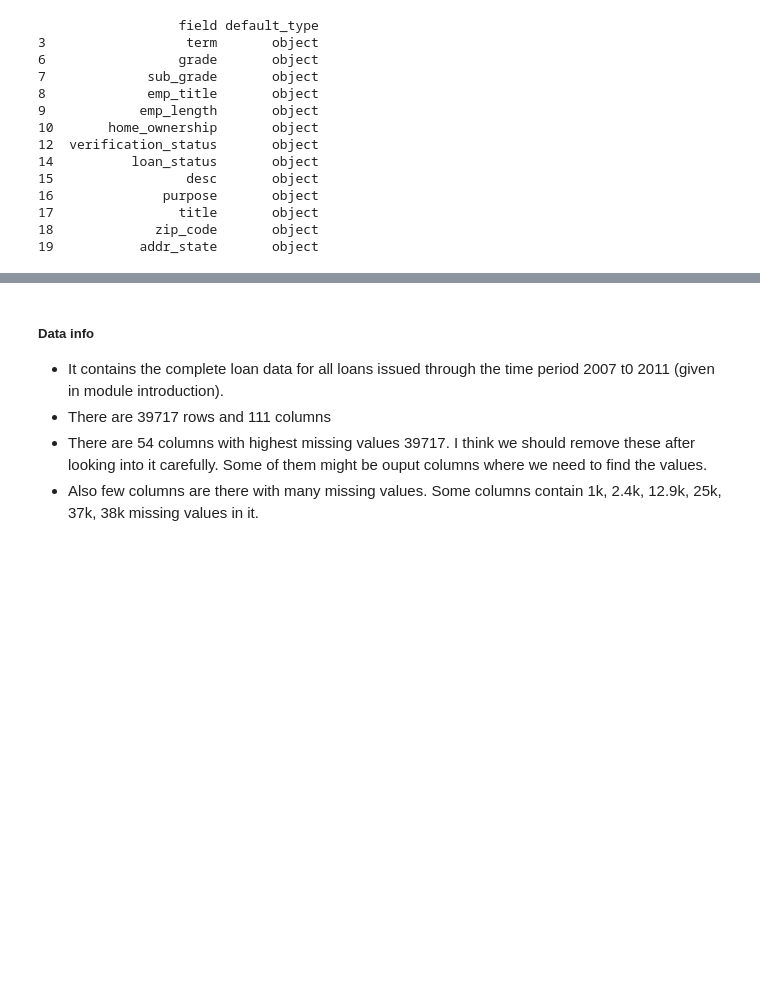
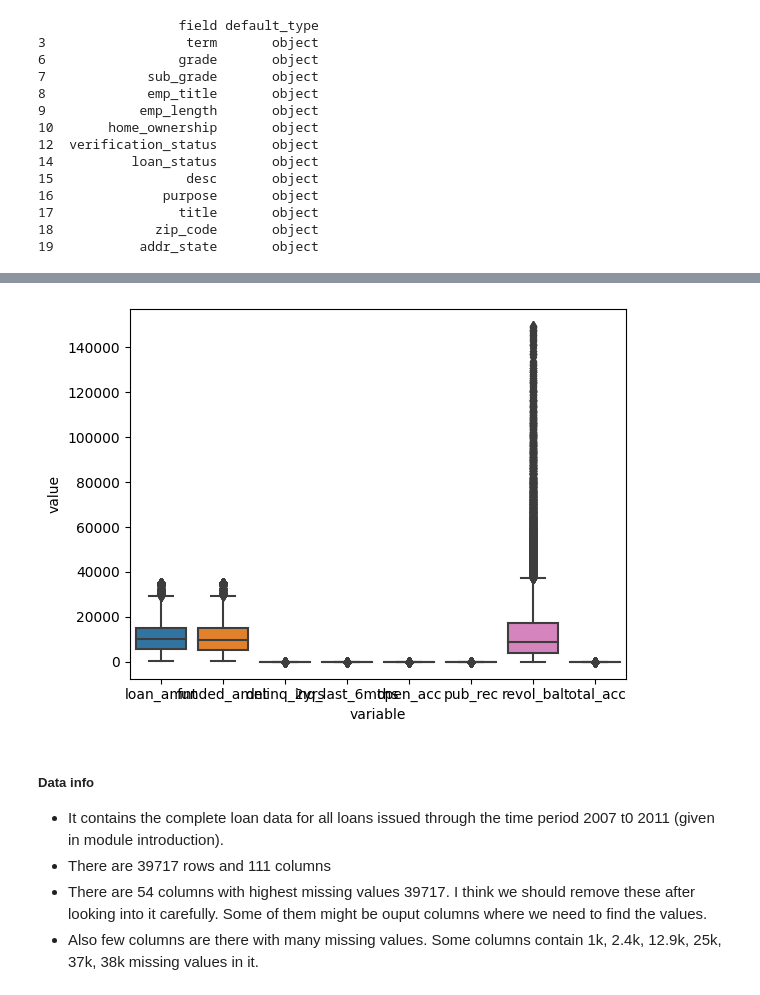
Before and after one commit to irish-luong/LandingClubCaseStudy, a Jupyter notebook: lending_club_case_study.ipynb, the cells around one changed output, grey strips where cells are left out. Saved outputs shown, nothing was run; the diff lists cells and outputs as text; code cells hidden in the pictures; blank space fills up the shorter version.

```diff
--- a/lending_club_case_study.ipynb
+++ b/lending_club_case_study.ipynb
@@ -718,3 +723,26 @@ dtype: int64
+# %%
+quantitative_columns = load_type_df(df, 'int64')
+quantitative_columns
+
+# for column in :
+#     print(colored(column, 'blue'))
+#     print(df[column].value_counts())
+#     try:
+#         plt.boxplot(df[column])
+#         plt.show()
+#         print(df[column].describe())
+
+#     except:
+#         print(colored(f'Error for {column}', 'red'))
+#     print("_" * 50)
+
+sns.boxplot(x="variable", y="value", data=pd.melt(df[quantitative_columns['field'].to_list()]))
+
+plt.show()
+
+# pd.melt(df[quantitative_columns['field'].to_list()])
+# %% [output]
+[figure, added]
 # %% [markdown]
 ##### Data info
 - It contains the complete loan data for all loans issued through the time period 2007 t0 2011 (given in module introduction).
```
Also changed, not shown: parts of 12 cells of this notebook, 1 other file.
